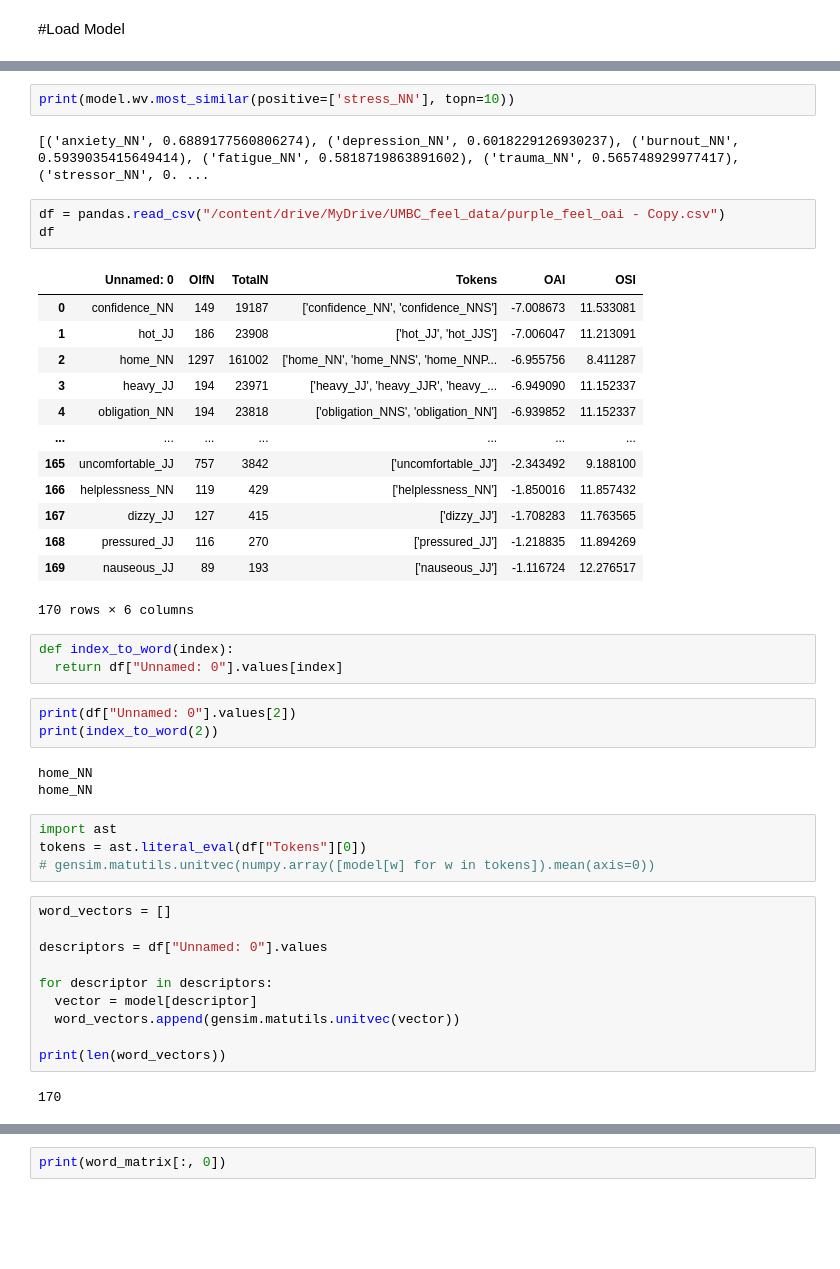
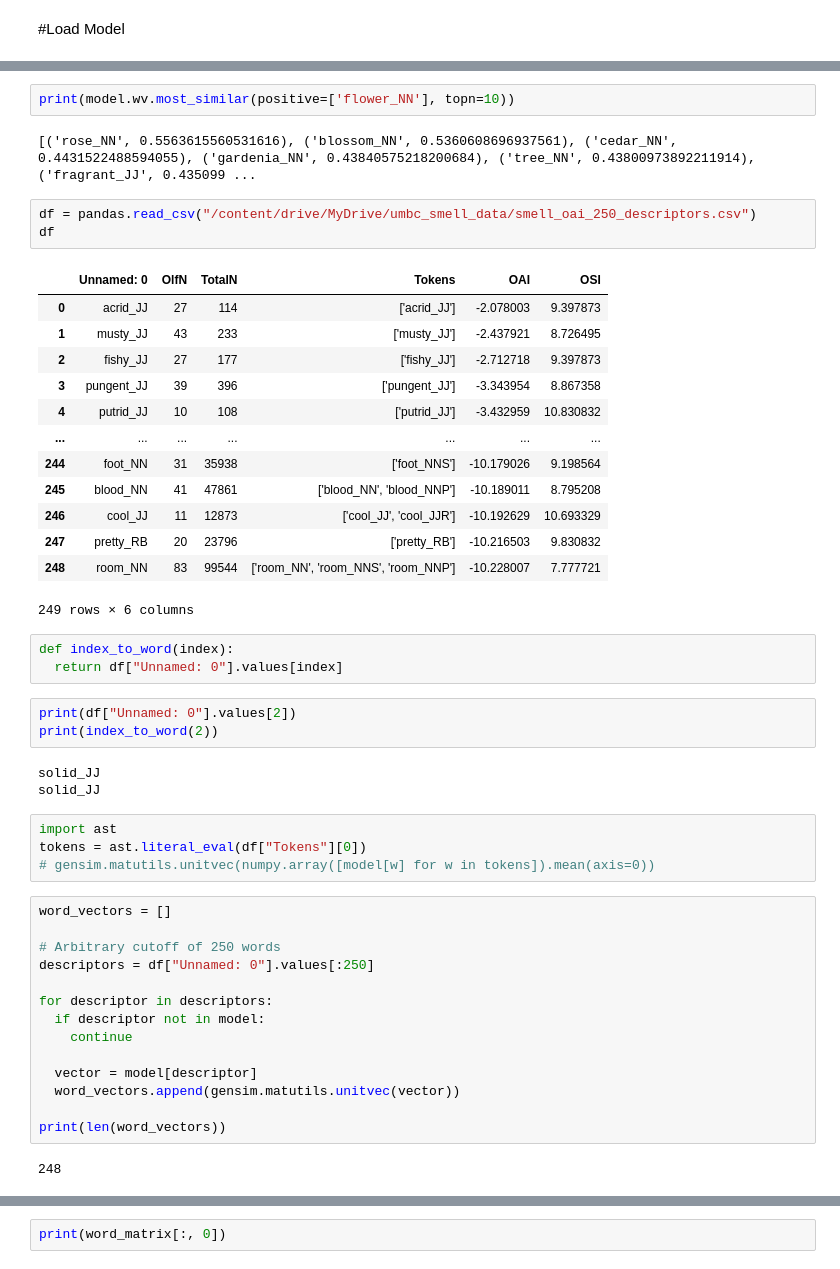
Before and after one commit to Amethyst-Cat/UMBCCorpus, a Jupyter notebook: UMBC_analysis.ipynb, the cells around one changed output, grey strips where cells are left out. Cells and saved outputs as stored; diff of their text form; blank space fills up the shorter version.

```diff
--- a/UMBC_analysis.ipynb
+++ b/UMBC_analysis.ipynb
@@ -390,24 +398,24 @@ print(vocab_obj.count)
 # %%
-print(model.wv.most_similar(positive=['stress_NN'], topn=10))
+print(model.wv.most_similar(positive=['flower_NN'], topn=10))
 # %% [output]
-[('anxiety_NN', 0.6889177560806274), ('depression_NN', 0.6018229126930237), ('burnout_NN', 0.5939035415649414), ('fatigue_NN', 0.5818719863891602), ('trauma_NN', 0.565748929977417), ('stressor_NN', 0. ...
+[('rose_NN', 0.5563615560531616), ('blossom_NN', 0.5360608696937561), ('cedar_NN', 0.4431522488594055), ('gardenia_NN', 0.43840575218200684), ('tree_NN', 0.43800973892211914), ('fragrant_JJ', 0.435099 ...
 # %%
-df = pandas.read_csv("/content/drive/MyDrive/UMBC_feel_data/purple_feel_oai - Copy.csv")
+df = pandas.read_csv("/content/drive/MyDrive/umbc_smell_data/smell_oai_250_descriptors.csv")
 df
 # %% [output]
 |  | Unnamed: 0 | OlfN | TotalN | Tokens | OAI | OSI |
-| 0 | confidence_NN | 149 | 19187 | ['confidence_NN', 'confidence_NNS'] | -7.008673 | 11.533081 |
-| 1 | hot_JJ | 186 | 23908 | ['hot_JJ', 'hot_JJS'] | -7.006047 | 11.213091 |
-| 2 | home_NN | 1297 | 161002 | ['home_NN', 'home_NNS', 'home_NNP... | -6.955756 | 8.411287 |
-| 3 | heavy_JJ | 194 | 23971 | ['heavy_JJ', 'heavy_JJR', 'heavy_... | -6.949090 | 11.152337 |
-| 4 | obligation_NN | 194 | 23818 | ['obligation_NNS', 'obligation_NN'] | -6.939852 | 11.152337 |
+| 0 | acrid_JJ | 27 | 114 | ['acrid_JJ'] | -2.078003 | 9.397873 |
+| 1 | musty_JJ | 43 | 233 | ['musty_JJ'] | -2.437921 | 8.726495 |
+| 2 | fishy_JJ | 27 | 177 | ['fishy_JJ'] | -2.712718 | 9.397873 |
+| 3 | pungent_JJ | 39 | 396 | ['pungent_JJ'] | -3.343954 | 8.867358 |
+| 4 | putrid_JJ | 10 | 108 | ['putrid_JJ'] | -3.432959 | 10.830832 |
 | ... | ... | ... | ... | ... | ... | ... |
-| 165 | uncomfortable_JJ | 757 | 3842 | ['uncomfortable_JJ'] | -2.343492 | 9.188100 |
-| 166 | helplessness_NN | 119 | 429 | ['helplessness_NN'] | -1.850016 | 11.857432 |
-| 167 | dizzy_JJ | 127 | 415 | ['dizzy_JJ'] | -1.708283 | 11.763565 |
-| 168 | pressured_JJ | 116 | 270 | ['pressured_JJ'] | -1.218835 | 11.894269 |
-| 169 | nauseous_JJ | 89 | 193 | ['nauseous_JJ'] | -1.116724 | 12.276517 |
+| 244 | foot_NN | 31 | 35938 | ['foot_NNS'] | -10.179026 | 9.198564 |
+| 245 | blood_NN | 41 | 47861 | ['blood_NN', 'blood_NNP'] | -10.189011 | 8.795208 |
+| 246 | cool_JJ | 11 | 12873 | ['cool_JJ', 'cool_JJR'] | -10.192629 | 10.693329 |
+| 247 | pretty_RB | 20 | 23796 | ['pretty_RB'] | -10.216503 | 9.830832 |
+| 248 | room_NN | 83 | 99544 | ['room_NN', 'room_NNS', 'room_NNP'] | -10.228007 | 7.777721 |
-170 rows × 6 columns
+249 rows × 6 columns
 # %%
 def index_to_word(index):
   return df["Unnamed: 0"].values[index]
@@ -415,8 +423,8 @@ def index_to_word(index):
 print(df["Unnamed: 0"].values[2])
 print(index_to_word(2))
 # %% [output]
-home_NN
-home_NN
+solid_JJ
+solid_JJ
 # %%
 import ast
 tokens = ast.literal_eval(df["Tokens"][0])
@@ -424,15 +432,19 @@ tokens = ast.literal_eval(df["Tokens"][0])
 # %%
 word_vectors = []
 
-descriptors = df["Unnamed: 0"].values
+# Arbitrary cutoff of 250 words
+descriptors = df["Unnamed: 0"].values[:250]
 
 for descriptor in descriptors:
+  if descriptor not in model:
+    continue
+
   vector = model[descriptor]
   word_vectors.append(gensim.matutils.unitvec(vector))
 
 print(len(word_vectors))
 # %% [output]
-170
+248
 # %%
 print(word_vectors[0])
 # %% [output]
```
Also changed, not shown: parts of 25 cells of this notebook.
